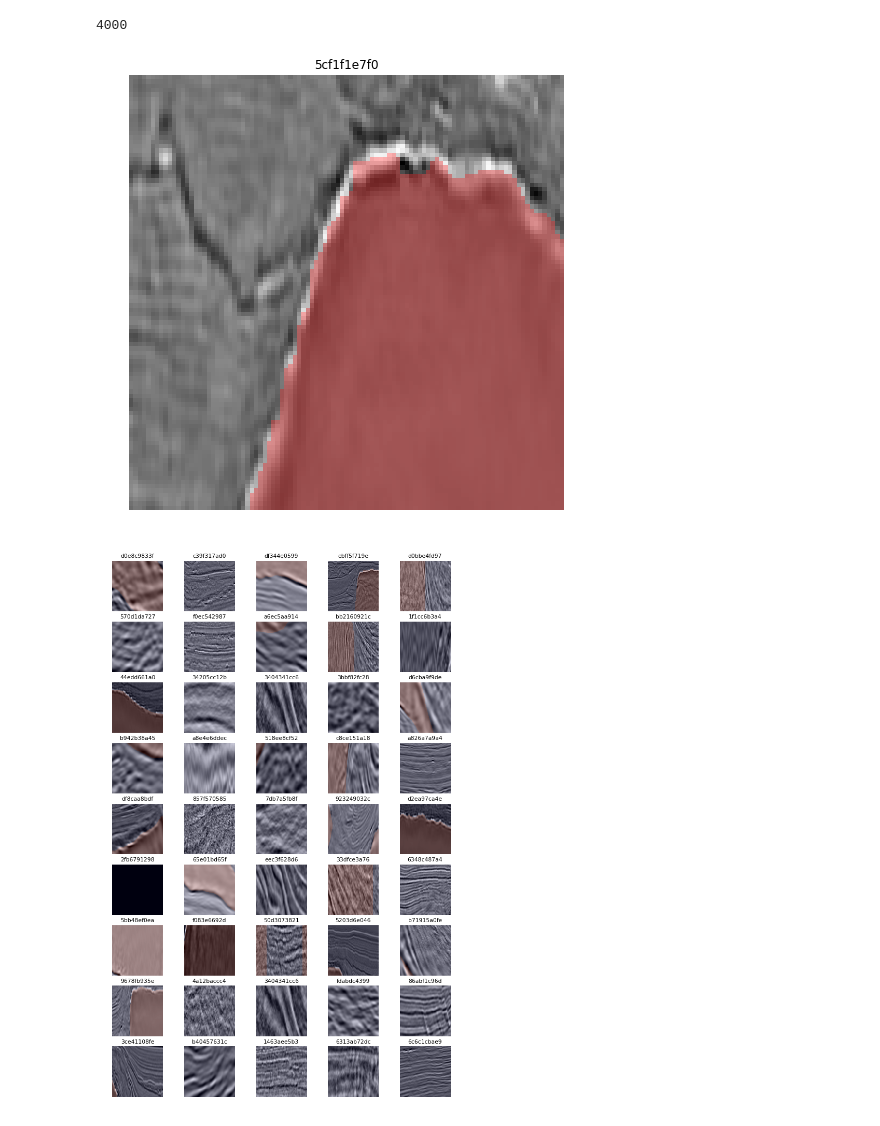
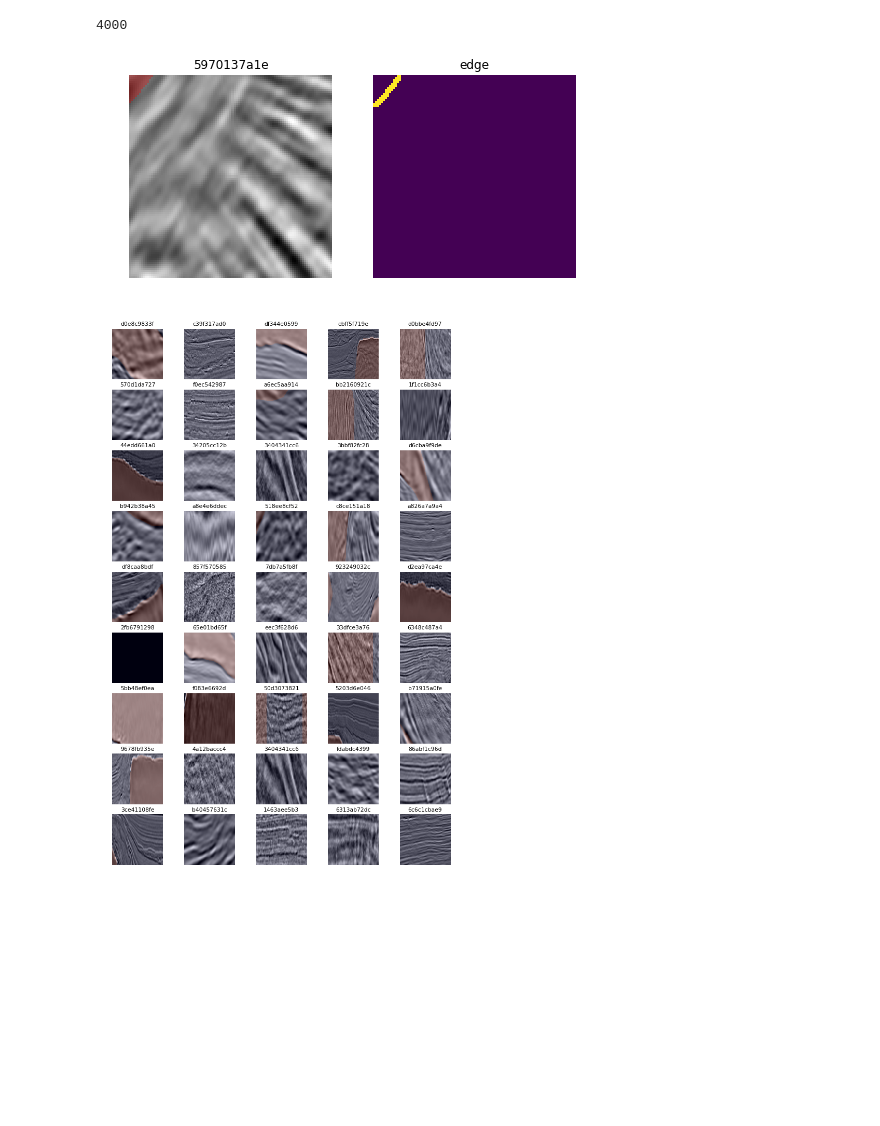
Before and after one commit to pedrodiamel/kaggle-tgs-salt-identification, a Jupyter notebook: books/data_analysis.ipynb, the cells around one changed output. Drawn from its saved outputs; the diff is of its cells as text; code cells hidden in the pictures; blank space fills up the shorter version.

```diff
--- a/books/data_analysis.ipynb
+++ b/books/data_analysis.ipynb
@@ -55,19 +57,37 @@ def makecolormask( mask, color=[1,0,0] ):
     colormask = np.zeros( (mask.shape[0], mask.shape[1], 3) )
     colormask = setcolor(colormask, mask, color )
     return colormask
+
+
+def get_contour( mask ):
+    mask = mask.astype(np.uint8)
+    edge = np.zeros_like(mask)
+    _,cnt,_ = cv2.findContours(mask, cv2.RETR_TREE, cv2.CHAIN_APPROX_NONE )
+    cv2.drawContours( edge, cnt, -1, 1, 1)
+    edge = (edge>0).astype(np.uint8)
+    edge = morph.binary_dilation( edge, morph.square(5) )
+    edge = edge*( mask == 0 )
+    return edge
 # %%
 name, image, mask, depth = data[ np.random.randint( len(data) ) ]
 colormask = makecolormask( mask, color=[1,0,0] )
+edges = get_contour( mask )
 
 plt.figure( figsize=(8,8) )
+plt.subplot(121)
 plt.imshow( lincomb( image/255, colormask, mask, alpha=0.3 ) )
 #plt.imshow(image)
 #plt.imshow(mask, cmap='seismic', alpha=0.2)
 plt.title( name )
 plt.axis('off')
+plt.subplot(122)
+plt.imshow( edges )
+plt.title( 'edge' )
+plt.axis('off')
+
 plt.show()
 # %% [output]
-[figure, old version]
+[figure, new version]
 # %%
 import matplotlib
 matplotlib.rcParams['font.size'] = 9
```
Also changed, not shown: parts of 1 cell of this notebook, 9 other files.
